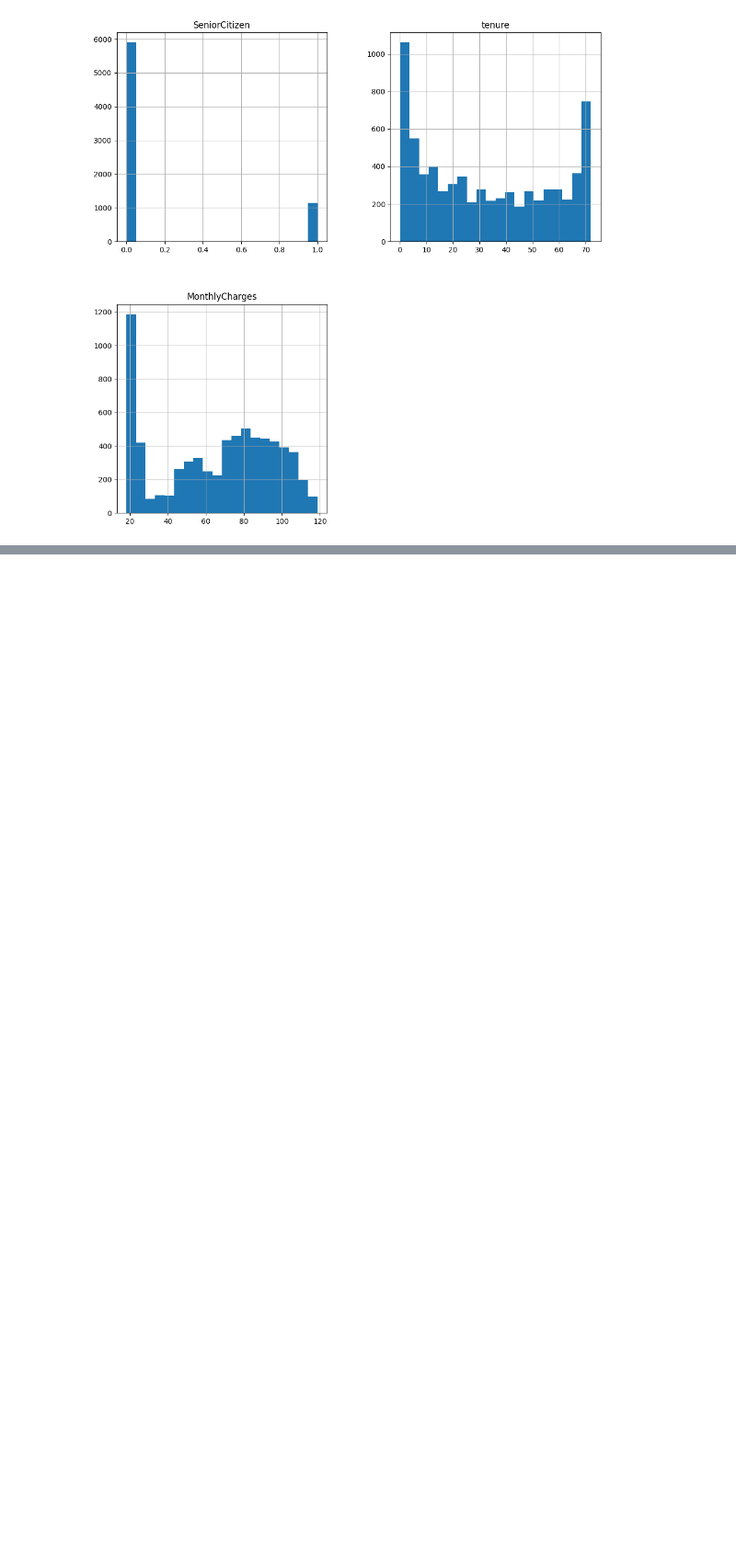
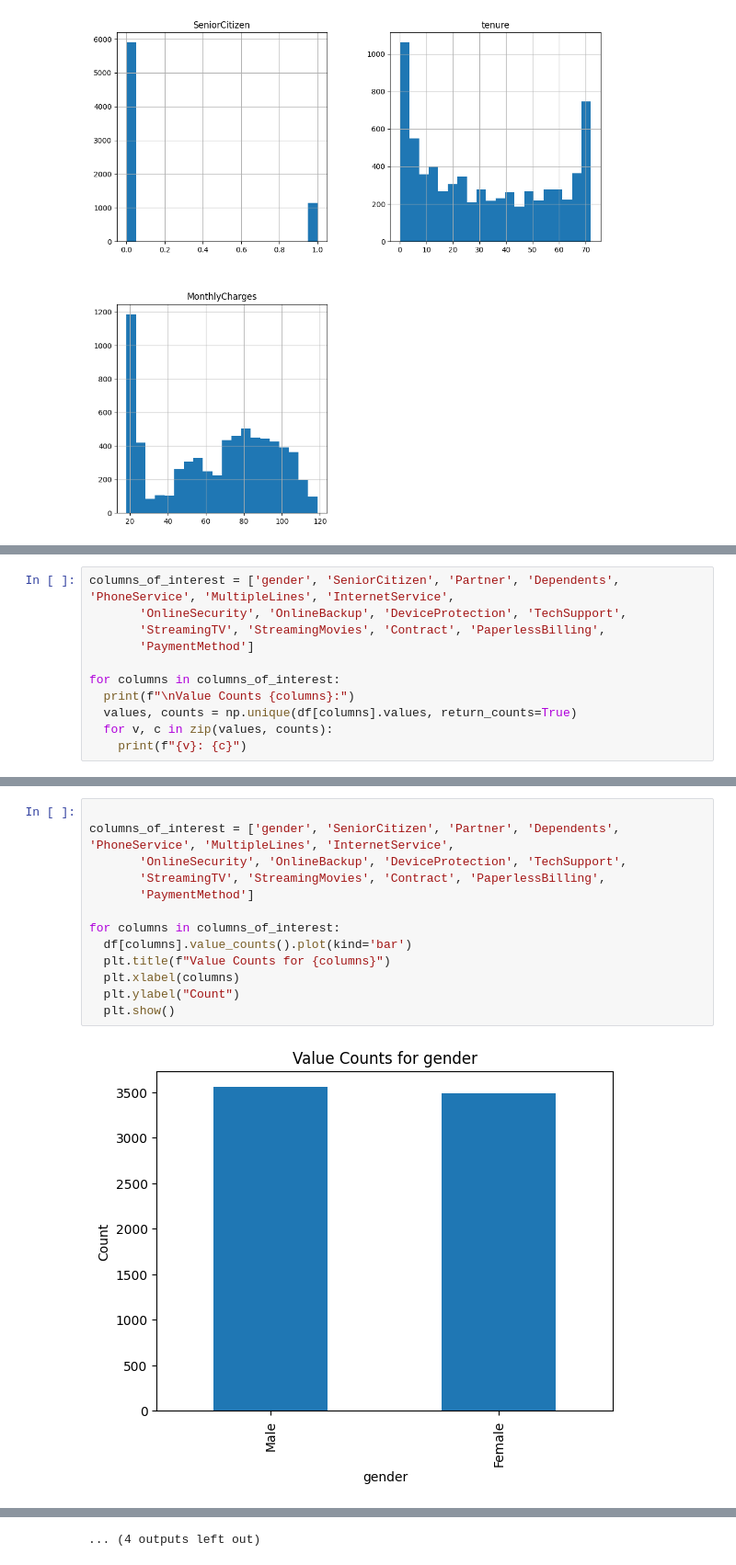
Before and after one commit to K3ny3tta/Group6_TelcoData, a Jupyter notebook: Group6_Telco_RF.ipynb, the cells around one changed output, grey strips where cells are left out. Shown at 92% size. Saved outputs shown, nothing was run; the diff lists cells and outputs as text; blank space fills up the shorter version.

```diff
--- a/Group6_Telco_RF.ipynb
+++ b/Group6_Telco_RF.ipynb
@@ -150,0 +144,11 @@ plt.show
+# %%
+columns_of_interest = ['gender', 'SeniorCitizen', 'Partner', 'Dependents', 'PhoneService', 'MultipleLines', 'InternetService',
+       'OnlineSecurity', 'OnlineBackup', 'DeviceProtection', 'TechSupport',
+       'StreamingTV', 'StreamingMovies', 'Contract', 'PaperlessBilling',
+       'PaymentMethod']
+
+for columns in columns_of_interest:
+  print(f"\nValue Counts {columns}:")
+  values, counts = np.unique(df[columns].values, return_counts=True)
+  for v, c in zip(values, counts):
+    print(f"{v}: {c}")
@@ -150,0 +173,15 @@ plt.show
+# %%
+
+columns_of_interest = ['gender', 'SeniorCitizen', 'Partner', 'Dependents', 'PhoneService', 'MultipleLines', 'InternetService',
+       'OnlineSecurity', 'OnlineBackup', 'DeviceProtection', 'TechSupport',
+       'StreamingTV', 'StreamingMovies', 'Contract', 'PaperlessBilling',
+       'PaymentMethod']
+
+for columns in columns_of_interest:
+  df[columns].value_counts().plot(kind='bar')
+  plt.title(f"Value Counts for {columns}")
+  plt.xlabel(columns)
+  plt.ylabel("Count")
+  plt.show()
+# %% [output]
+[figure, added]
@@ -150,0 +199 @@ plt.show
+... (4 outputs left out)
```
Also changed, not shown: parts of 7 cells of this notebook.
